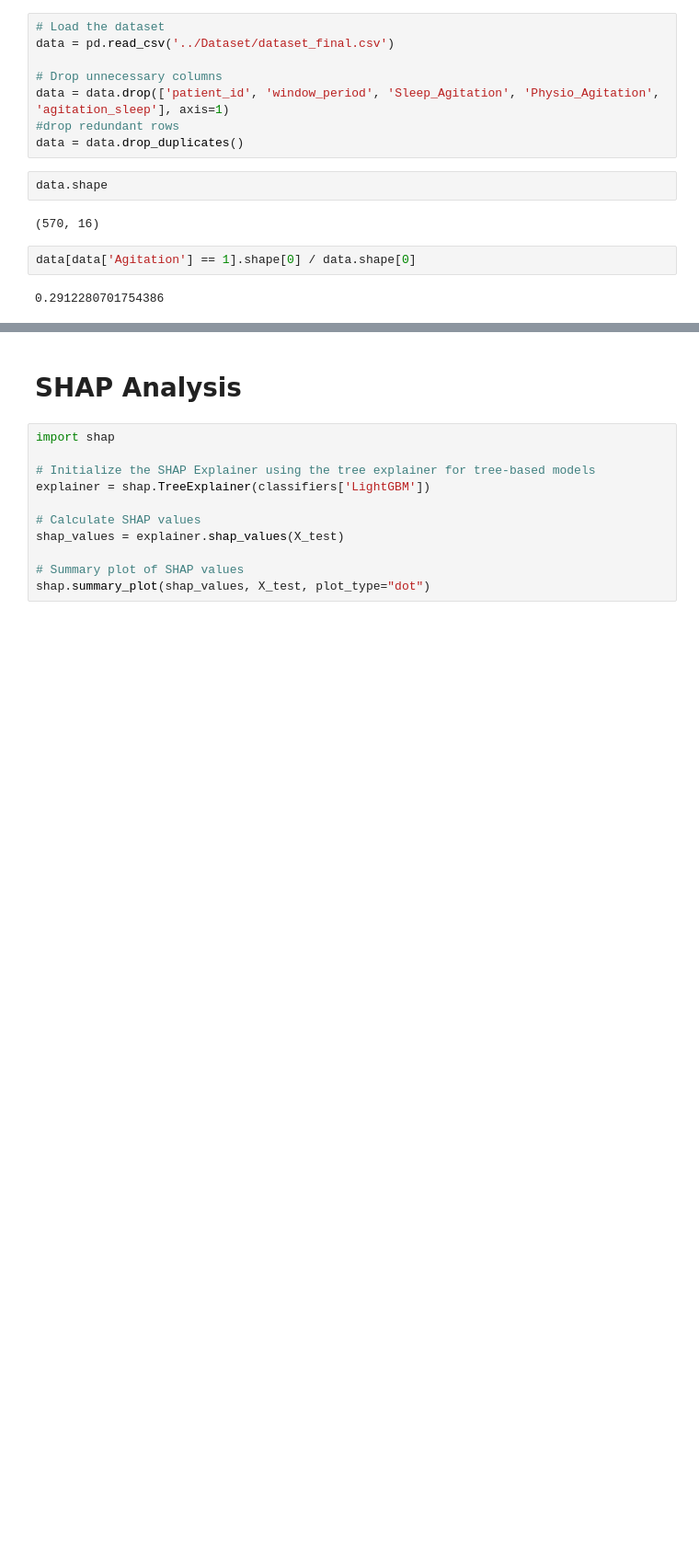
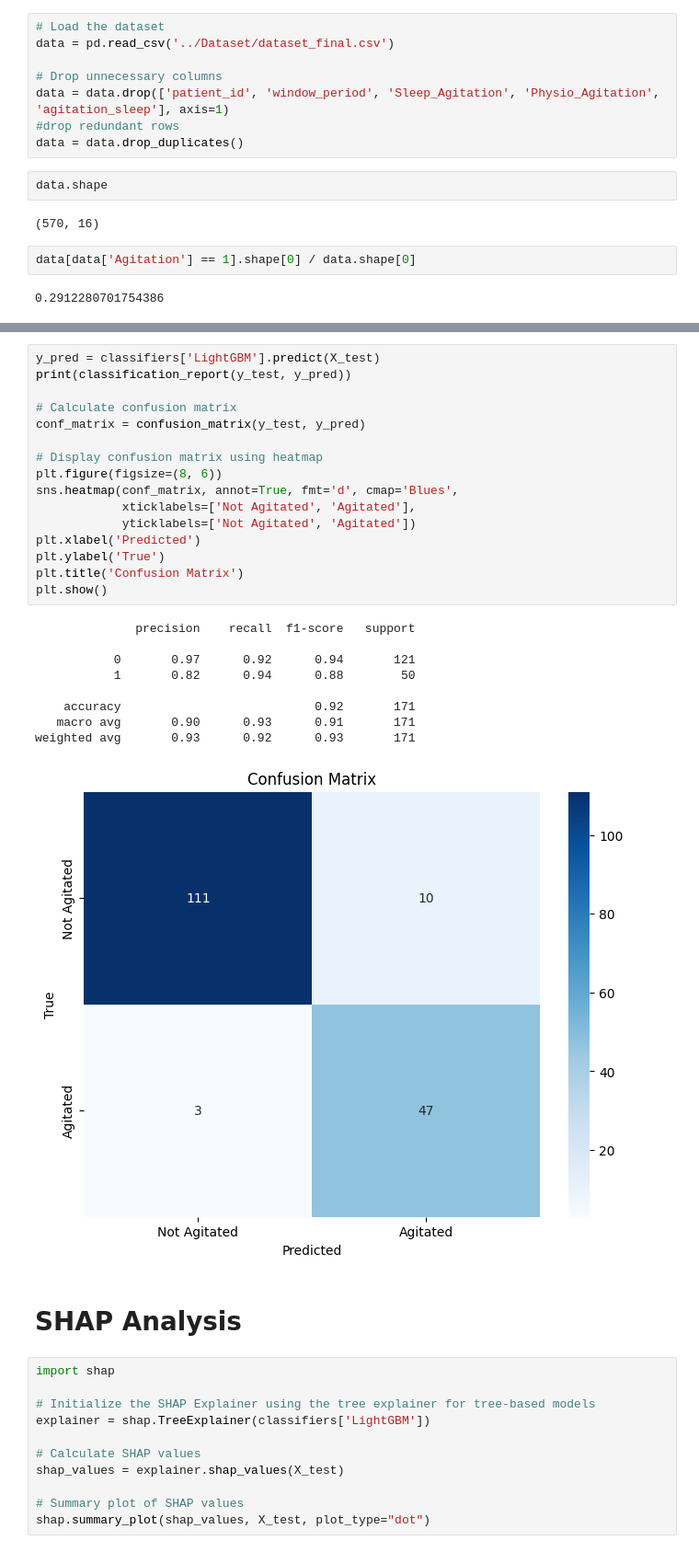
Before and after one commit to y-ghoneim/SDProject32, a Jupyter notebook: Notebooks/Sleep + Physio Model Building.ipynb, the cells around one changed output, grey strips where cells are left out. Shown at 92% size. Saved outputs shown, nothing was run; the diff lists cells and outputs as text; blank space fills up the shorter version.

Commit message:
Reported eval metrics + corrected code

```diff
--- a/Notebooks/Sleep + Physio Model Building.ipynb
+++ b/Notebooks/Sleep + Physio Model Building.ipynb
@@ -187,3 +183,29 @@ You can set `force_col_wise=true` to remove the overhead.
+# %%
+y_pred = classifiers['LightGBM'].predict(X_test)
+print(classification_report(y_test, y_pred))
+
+# Calculate confusion matrix
+conf_matrix = confusion_matrix(y_test, y_pred)
+
+# Display confusion matrix using heatmap
+plt.figure(figsize=(8, 6))
+sns.heatmap(conf_matrix, annot=True, fmt='d', cmap='Blues',
+            xticklabels=['Not Agitated', 'Agitated'],
+            yticklabels=['Not Agitated', 'Agitated'])
+plt.xlabel('Predicted')
+plt.ylabel('True')
+plt.title('Confusion Matrix')
+plt.show()
+# %% [output]
+              precision    recall  f1-score   support
+
+           0       0.97      0.92      0.94       121
+           1       0.82      0.94      0.88        50
+
+    accuracy                           0.92       171
+   macro avg       0.90      0.93      0.91       171
+weighted avg       0.93      0.92      0.93       171
+[figure, added]
 # %% [markdown]
 # SHAP Analysis
 # %%
```
Also changed, not shown: parts of 9 cells of this notebook.
